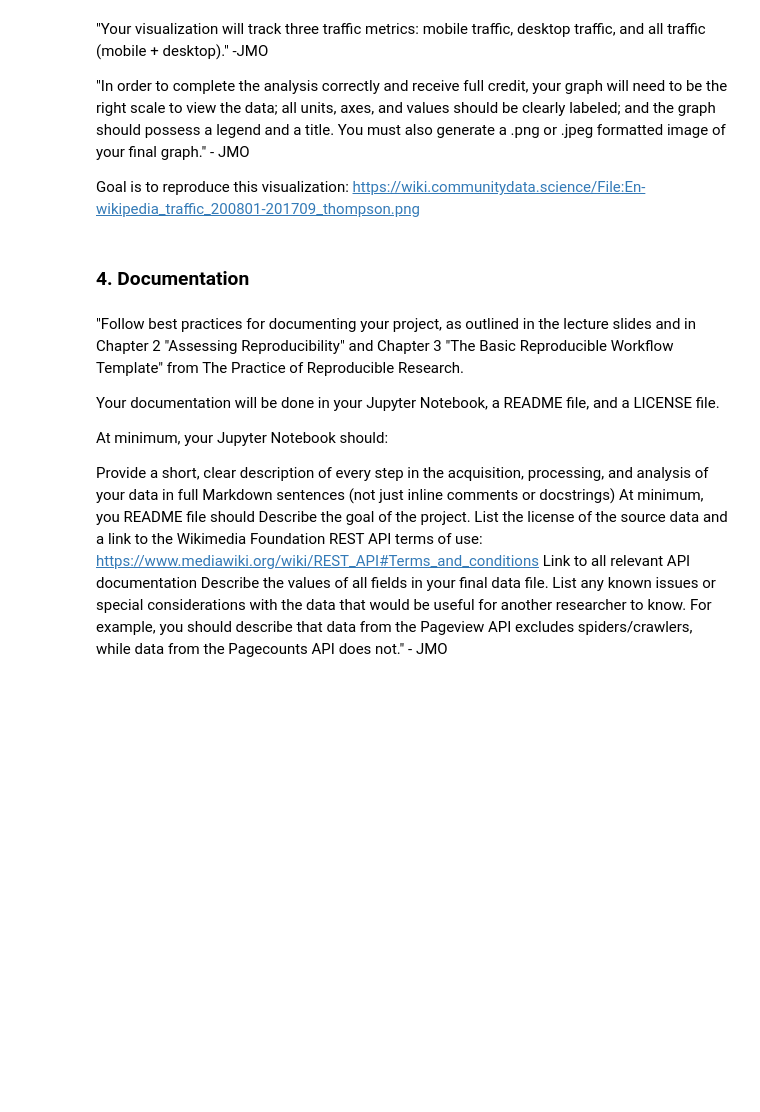
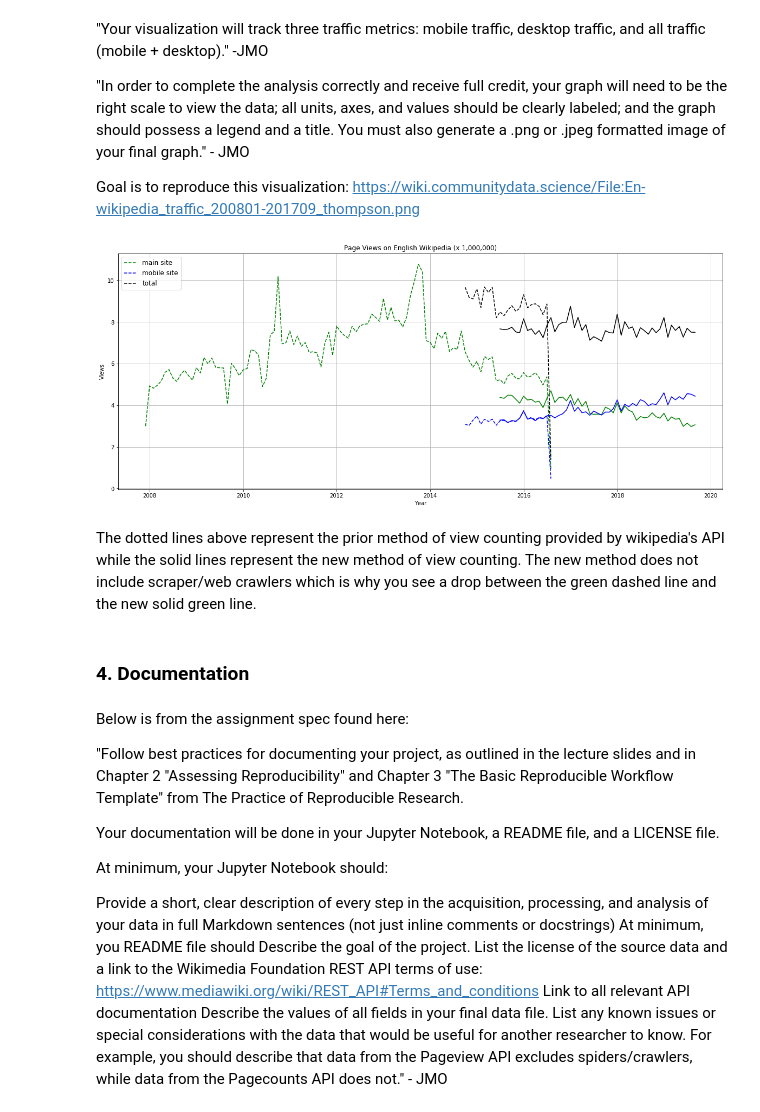
Before and after one commit to ThomasWinegarden/data-512-a1, a Jupyter notebook: hcds-a1-data-curation.ipynb, the cells around one changed output. Drawn from its saved outputs; the diff is of its cells as text; code cells hidden in the pictures; blank space fills up the shorter version.

```diff
--- a/hcds-a1-data-curation.ipynb
+++ b/hcds-a1-data-curation.ipynb
@@ -233,0 +246,6 @@ mobile_app_pageviews_fix = json_normalize(mobile_app_pageviews_dict['items'])
+# %%
+desktop_legacy_fix = desktop_legacy_fix.drop(columns=["project", "granularity", "access-site"])
+mobile_legacy_fix = mobile_legacy_fix.drop(columns=["project", "granularity", "access-site"])
+desktop_pageviews_fix = desktop_pageviews_fix.drop(columns=["project", "granularity", "agent", "access"])
+mobile_web_pageviews_fix = mobile_web_pageviews_fix.drop(columns=["project", "granularity", "agent", "access"])
+mobile_app_pageviews_fix = mobile_app_pageviews_fix.drop(columns=["project", "granularity", "agent", "access"])
@@ -233,0 +301,3 @@ mobile_app_pageviews_fix = json_normalize(mobile_app_pageviews_dict['items'])
+# %%
+final_DF['pagecount_all_views'] = final_DF['pagecount_desktop_views'] + final_DF['pagecount_mobile_views']
+final_DF['pageview_all_views'] = final_DF['pageview_desktop_views'] + final_DF['pageview_mobile_views']
@@ -233,0 +306,2 @@ mobile_app_pageviews_fix = json_normalize(mobile_app_pageviews_dict['items'])
+# %%
+final_DF = final_DF.fillna(0)
@@ -259,6 +363,51 @@ https://wiki.communitydata.science/File:En-wikipedia_traffic_200801-201709_thomp
+# %%
+#adjust view counts to B
+plot_DF['pagecount_desktop_views'] = plot_DF['pagecount_desktop_views'] / 1000000000
+plot_DF['pagecount_mobile_views'] = plot_DF['pagecount_mobile_views'] / 1000000000
+plot_DF['pageview_desktop_views'] = plot_DF['pageview_desktop_views'] / 1000000000
+plot_DF['pageview_mobile_views'] = plot_DF['pageview_mobile_views'] / 1000000000
+plot_DF['pagecount_all_views'] = plot_DF['pagecount_all_views'] / 1000000000
+plot_DF['pageview_all_views'] = plot_DF['pageview_all_views'] / 1000000000
+# %%
+# Plot the time series of pagecount and pageview data by access type
+plt.plot('date', 'pagecount_desktop_views', data=plot_DF, color='green', linestyle='dashed',
+         label='main site')
+
+plt.plot('date', 'pagecount_mobile_views', data=plot_DF, color='blue', linestyle='dashed',
+         label='mobile site')
+
+plt.plot('date', 'pagecount_all_views', data=plot_DF, color='black', linestyle='dashed',
+         label='total')
+
+plt.plot('date', 'pageview_desktop_views', data=plot_DF, color='green',
+         label='')
+
+plt.plot('date', 'pageview_mobile_views', data=plot_DF, color='blue',
+         label='')
+
+plt.plot('date', 'pageview_all_views', data=plot_DF, color='black',
+         label='')
+
+plt.xlabel('Year')
+plt.ylabel('Views')
+plt.title('Page Views on English Wikipedia (x 1,000,000)')
+plt.legend(loc='upper left', ncol = 1, prop={'size': 12})
+plt.grid()
+plt.axhline(y=0, color='k', linewidth = 0)
+
+fig = plt.gcf()
+fig.set_size_inches(20, 8)
+fig.savefig('../testviz.jpeg', dpi = 600, bbox_inches='tight')
+plt.show()
+# %% [output]
+[figure, added]
+# %% [markdown]
+The dotted lines above represent the prior method of view counting provided by wikipedia's API while the solid lines represent the new method of view counting. The new method does not include scraper/web crawlers which is why you see a drop between the green dashed line and the new solid green line.
 # %% [markdown]
 ### 4. Documentation
 # %% [markdown]
+Below is from the assignment spec found here:
+
 "Follow best practices for documenting your project, as outlined in the lecture slides and in Chapter 2 "Assessing Reproducibility" and Chapter 3 "The Basic Reproducible Workflow Template" from The Practice of Reproducible Research.
 
 Your documentation will be done in your Jupyter Notebook, a README file, and a LICENSE file.
```
Also changed, not shown: parts of 13 cells of this notebook.
